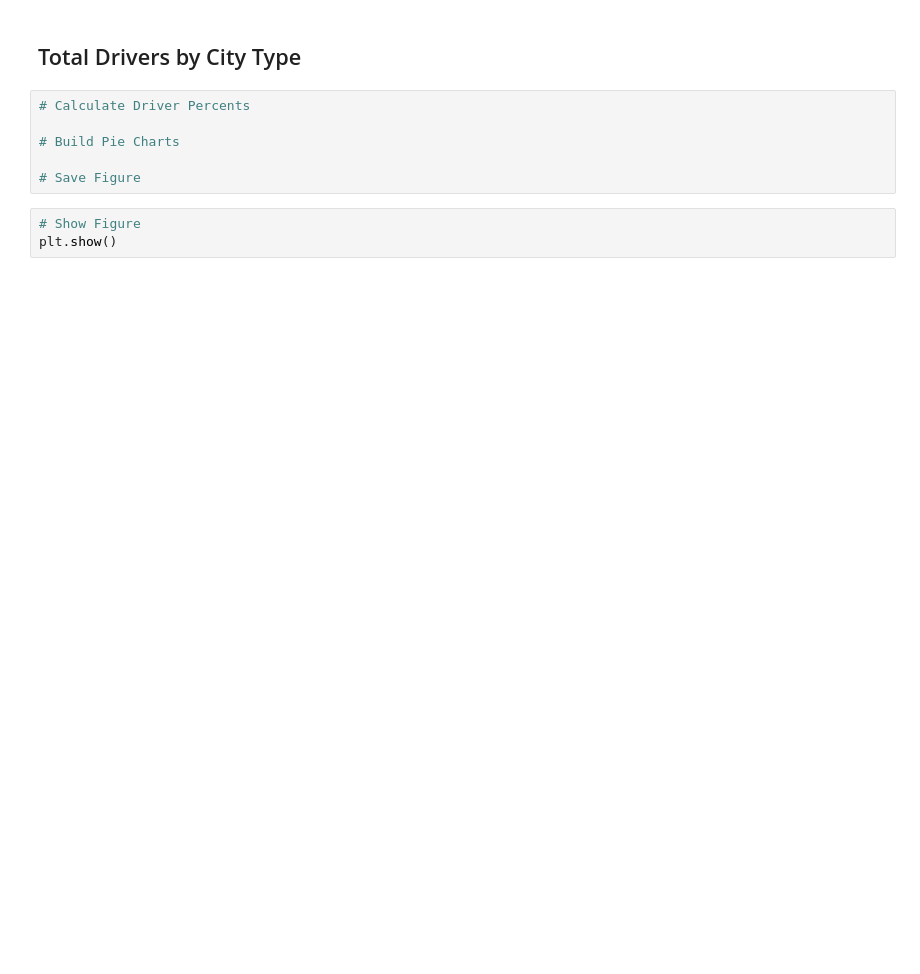
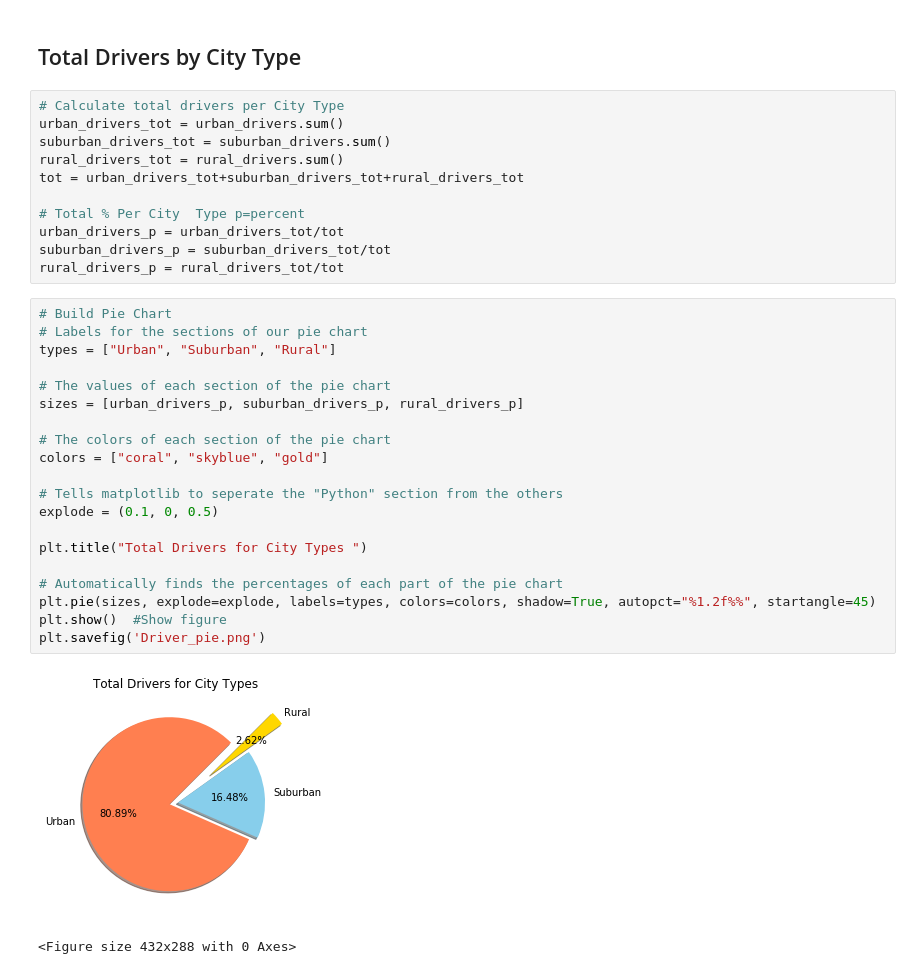
Before and after one commit to ChiAmyC0987/05-HMWK-MATPLOT-CC, a Jupyter notebook: main.ipynb, the cells around one changed output. Cells and saved outputs as stored; diff of their text form; blank space fills up the shorter version.

```diff
--- a/main.ipynb
+++ b/main.ipynb
@@ -99,11 +151,36 @@ plt.show()
 # %% [markdown]
 ## Total Drivers by City Type
-# %%
-# Calculate Driver Percents
-
-# Build Pie Charts
-
-# Save Figure
-# %%
-# Show Figure
-plt.show()
+# %%
+# Calculate total drivers per City Type
+urban_drivers_tot = urban_drivers.sum()
+suburban_drivers_tot = suburban_drivers.sum()
+rural_drivers_tot = rural_drivers.sum()
+tot = urban_drivers_tot+suburban_drivers_tot+rural_drivers_tot
+
+# Total % Per City  Type p=percent
+urban_drivers_p = urban_drivers_tot/tot
+suburban_drivers_p = suburban_drivers_tot/tot
+rural_drivers_p = rural_drivers_tot/tot
+# %%
+# Build Pie Chart
+# Labels for the sections of our pie chart
+types = ["Urban", "Suburban", "Rural"]
+
+# The values of each section of the pie chart
+sizes = [urban_drivers_p, suburban_drivers_p, rural_drivers_p]
+
+# The colors of each section of the pie chart
+colors = ["coral", "skyblue", "gold"]
+
+# Tells matplotlib to seperate the "Python" section from the others
+explode = (0.1, 0, 0.5)
+
+plt.title("Total Drivers for City Types ")
+
+# Automatically finds the percentages of each part of the pie chart
+plt.pie(sizes, explode=explode, labels=types, colors=colors, shadow=True, autopct="%1.2f%%", startangle=45)
+plt.show()  #Show figure
+plt.savefig('Driver_pie.png')
+# %% [output]
+[figure, added]
+<Figure size 432x288 with 0 Axes>
```
Also changed, not shown: parts of 11 cells of this notebook.
